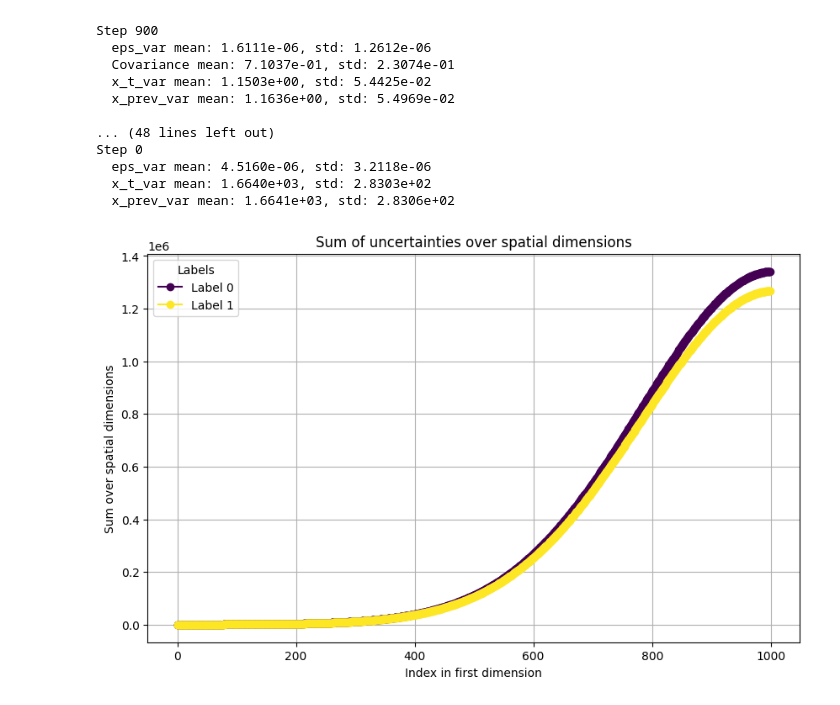
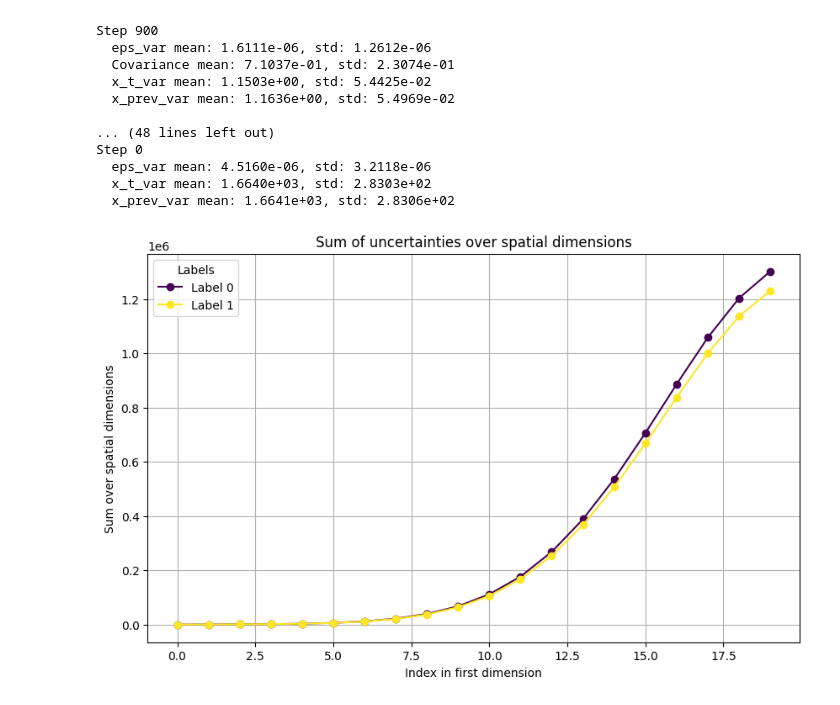
Before and after one commit to Jac-Zac/PML_DL_Final_Project, a Jupyter notebook: notebooks/notebook_llla_diff.ipynb, the cells around one changed output. Cells and saved outputs as stored; diff of their text form; code cells hidden in the pictures.

Commit message:
new plots and updates fashmnist
Updated projectnname

```diff
--- a/notebooks/notebook_llla_diff.ipynb
+++ b/notebooks/notebook_llla_diff.ipynb
@@ -336,6 +336,7 @@ plot_interleaved_image_uncertainty(
 )
 # %%
 # plot_uncertainty_sums(uncertainties, samples=[0,2,5]), save_path="uncertainty_plot.png")  # save to file only specific samples
-plot_uncertainty_sums(uncertainties)  # all samples
+# Slice the first tensor dimension to only take every 50
+plot_uncertainty_sums(uncertainties[::50, ...])  # all samples
 # %% [output]
-[figure, old version]
+[figure, new version]
```
Also changed, not shown: 7 other files.
